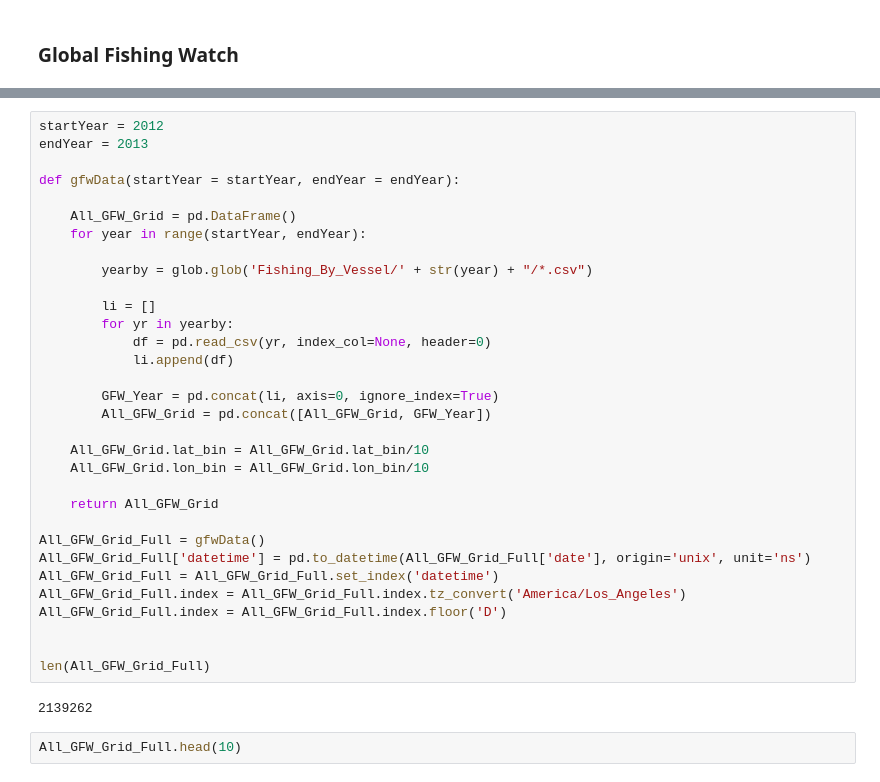
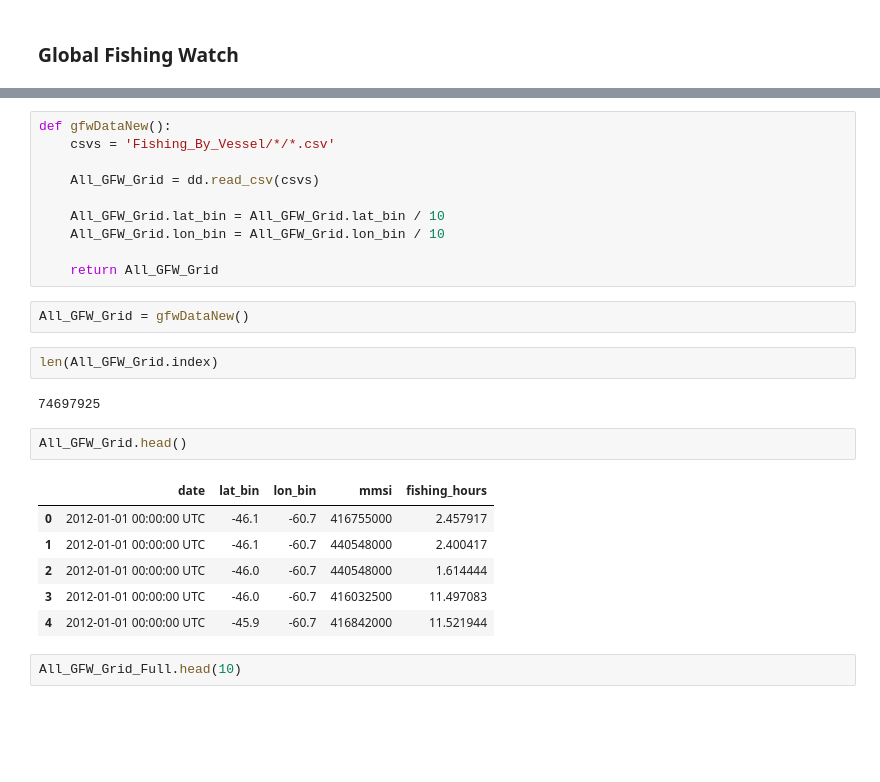
Before and after one commit to aionthebeach/ocean-maps, a Jupyter notebook: Maps_GFW_BTW_OR.ipynb, the cells around one changed output, grey strips where cells are left out. Cells and saved outputs as stored; diff of their text form; blank space fills up the shorter version.

```diff
--- a/Maps_GFW_BTW_OR.ipynb
+++ b/Maps_GFW_BTW_OR.ipynb
@@ -35,40 +42,31 @@ from shapely.ops import polygonize
 import geopandas as gpd
 # from sklearn.datasets import fetch_species_distributions
 # data = fetch_species_distributions()
-# %%
-startYear = 2012
-endYear = 2013
-
-def gfwData(startYear = startYear, endYear = endYear):
-
-    All_GFW_Grid = pd.DataFrame()
-    for year in range(startYear, endYear):
-
-        yearby = glob.glob('Fishing_By_Vessel/' + str(year) + "/*.csv")
-
-        li = []
-        for yr in yearby:
-            df = pd.read_csv(yr, index_col=None, header=0)
-            li.append(df)
-
-        GFW_Year = pd.concat(li, axis=0, ignore_index=True)
-        All_GFW_Grid = pd.concat([All_GFW_Grid, GFW_Year])
-
-    All_GFW_Grid.lat_bin = All_GFW_Grid.lat_bin/10
-    All_GFW_Grid.lon_bin = All_GFW_Grid.lon_bin/10
-
-    return All_GFW_Grid
-
-All_GFW_Grid_Full = gfwData()
-All_GFW_Grid_Full['datetime'] = pd.to_datetime(All_GFW_Grid_Full['date'], origin='unix', unit='ns')
-All_GFW_Grid_Full = All_GFW_Grid_Full.set_index('datetime')
-All_GFW_Grid_Full.index = All_GFW_Grid_Full.index.tz_convert('America/Los_Angeles')
-All_GFW_Grid_Full.index = All_GFW_Grid_Full.index.floor('D')
-
-
-len(All_GFW_Grid_Full)
-# %% [output]
-2139262
+# %%
+def gfwDataNew():
+    csvs = 'Fishing_By_Vessel/*/*.csv'
+
+    All_GFW_Grid = dd.read_csv(csvs)
+
+    All_GFW_Grid.lat_bin = All_GFW_Grid.lat_bin / 10
+    All_GFW_Grid.lon_bin = All_GFW_Grid.lon_bin / 10
+
+    return All_GFW_Grid
+# %%
+All_GFW_Grid = gfwDataNew()
+# %%
+len(All_GFW_Grid.index)
+# %% [output]
+74697925
+# %%
+All_GFW_Grid.head()
+# %% [output]
+|  | date | lat_bin | lon_bin | mmsi | fishing_hours |
+| 0 | 2012-01-01 00:00:00 UTC | -46.1 | -60.7 | 416755000 | 2.457917 |
+| 1 | 2012-01-01 00:00:00 UTC | -46.1 | -60.7 | 440548000 | 2.400417 |
+| 2 | 2012-01-01 00:00:00 UTC | -46.0 | -60.7 | 440548000 | 1.614444 |
+| 3 | 2012-01-01 00:00:00 UTC | -46.0 | -60.7 | 416032500 | 11.497083 |
+| 4 | 2012-01-01 00:00:00 UTC | -45.9 | -60.7 | 416842000 | 11.521944 |
 # %%
 All_GFW_Grid_Full.head(10)
 # %% [output]
```
Also changed, not shown: parts of 20 cells of this notebook.
